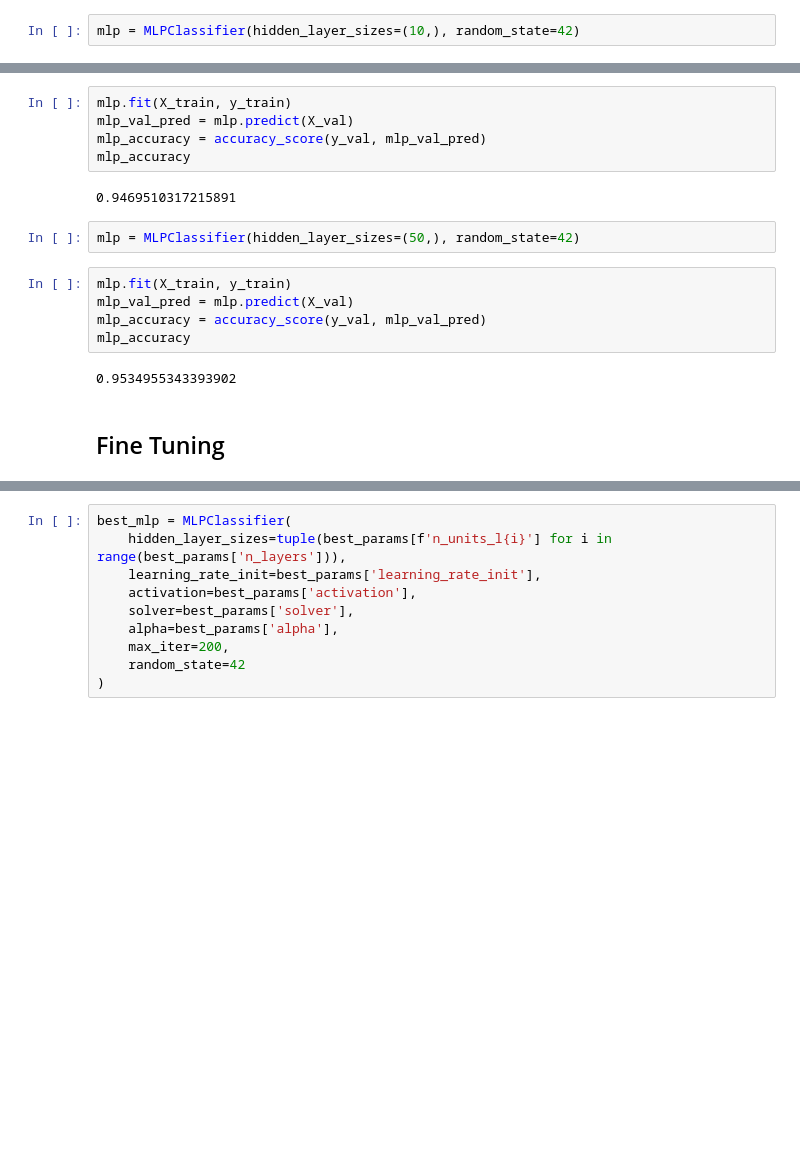
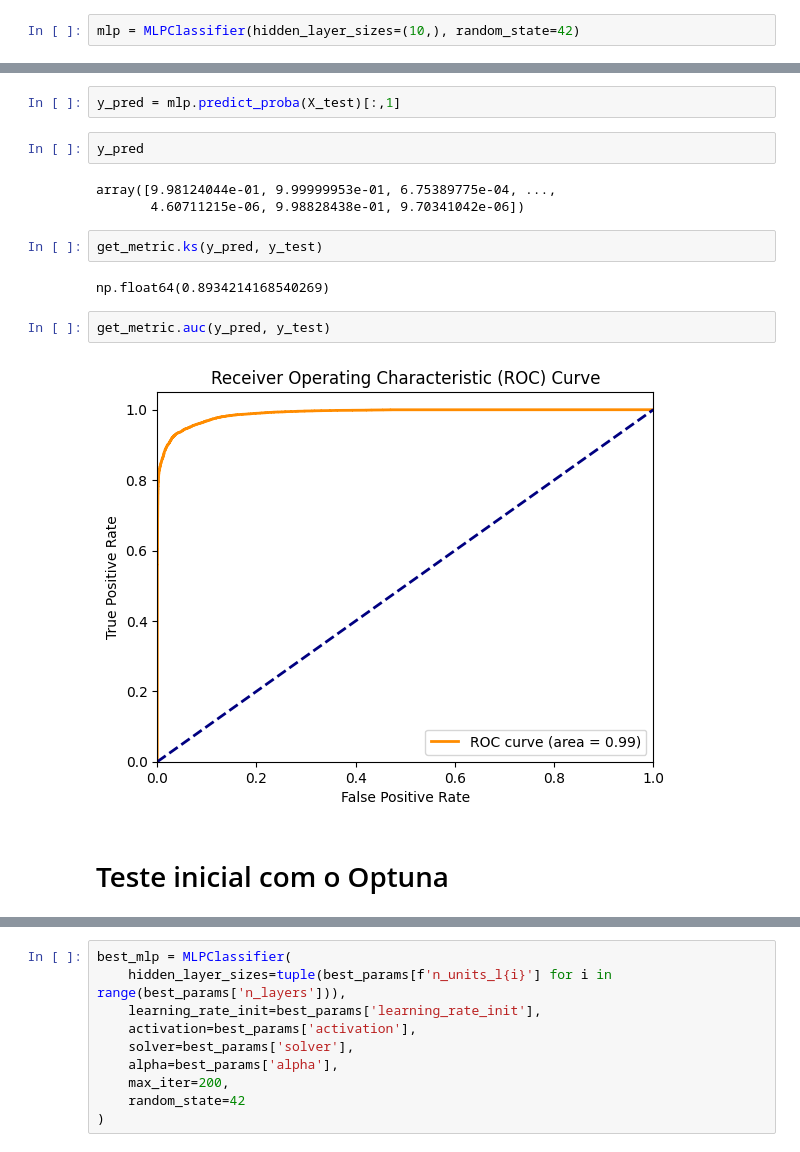
Before and after one commit to silvaronald/redes-neurais, a Jupyter notebook: mlp/mlp.ipynb, the cells around one changed output, grey strips where cells are left out. Drawn from its saved outputs; the diff is of its cells as text; blank space fills up the shorter version.

```diff
--- a/mlp/mlp.ipynb
+++ b/mlp/mlp.ipynb
@@ -99,19 +52,18 @@ mlp = MLPClassifier(hidden_layer_sizes=(10,), random_state=42)
-# %%
-mlp.fit(X_train, y_train)
-mlp_val_pred = mlp.predict(X_val)
-mlp_accuracy = accuracy_score(y_val, mlp_val_pred)
-mlp_accuracy
-# %% [output]
-0.9469510317215891
-# %%
-mlp = MLPClassifier(hidden_layer_sizes=(50,), random_state=42)
-# %%
-mlp.fit(X_train, y_train)
-mlp_val_pred = mlp.predict(X_val)
-mlp_accuracy = accuracy_score(y_val, mlp_val_pred)
-mlp_accuracy
-# %% [output]
-0.9534955343393902
-# %% [markdown]
-## Fine Tuning
+# %%
+y_pred = mlp.predict_proba(X_test)[:,1]
+# %%
+y_pred
+# %% [output]
+array([9.98124044e-01, 9.99999953e-01, 6.75389775e-04, ...,
+       4.60711215e-06, 9.98828438e-01, 9.70341042e-06])
+# %%
+get_metric.ks(y_pred, y_test)
+# %% [output]
+np.float64(0.8934214168540269)
+# %%
+get_metric.auc(y_pred, y_test)
+# %% [output]
+[figure, added]
+# %% [markdown]
+# Teste inicial com o Optuna
 # %%
```
Also changed, not shown: parts of 19 cells of this notebook, 1 other file.
